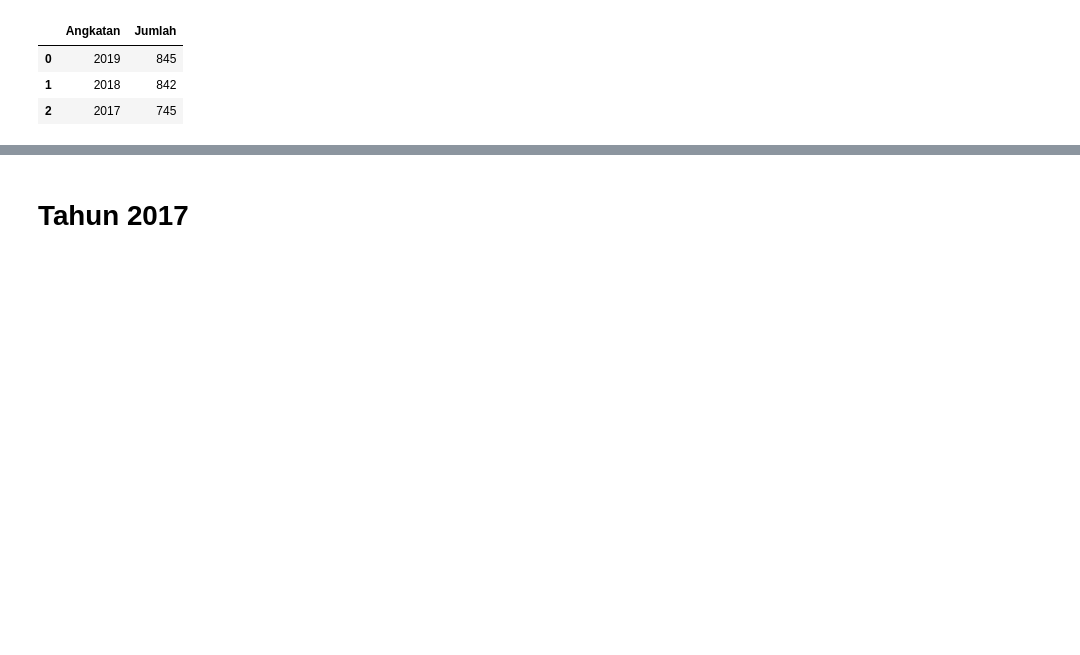
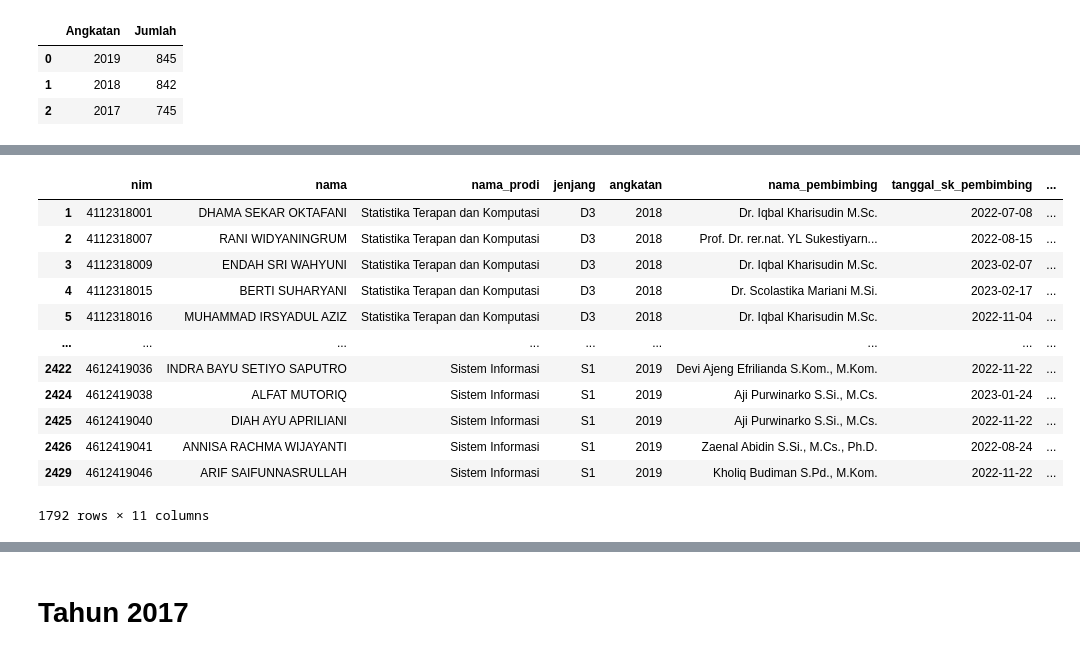
Before and after one commit to euclideands/viz, a Jupyter notebook: penelitian2.ipynb, the cells around one changed output, grey strips where cells are left out. Saved outputs shown, nothing was run; the diff lists cells and outputs as text; code cells hidden in the pictures; blank space fills up the shorter version.

```diff
--- a/penelitian2.ipynb
+++ b/penelitian2.ipynb
@@ -56,0 +75,27 @@ angkatan
+# %%
+df = raw_df.copy()
+df = df.loc[raw_df['status_lulus'] == "LULUS"]
+# %%
+df['tanggal_pelaksanaan_ujian'] = pd.to_datetime(df['tanggal_pelaksanaan_ujian'], format='%Y-%m-%d')
+# %%
+# check NaT in 'tanggal_pelaksanaan_ujian' column
+df[df['tanggal_pelaksanaan_ujian'].isnull()]
+# delete row contain NaT
+df = df.dropna(subset=['tanggal_pelaksanaan_ujian'])
+# %%
+df['waktu_pelaksanaan_ujian'] = df['tanggal_pelaksanaan_ujian'].dt.time
+df
+# %% [output]
+|  | nim | nama | nama_prodi | jenjang | angkatan | nama_pembimbing | tanggal_sk_pembimbing | ... |
+| 1 | 4112318001 | DHAMA SEKAR OKTAFANI | Statistika Terapan dan Komputasi | D3 | 2018 | Dr. Iqbal Kharisudin M.Sc. | 2022-07-08 | ... |
+| 2 | 4112318007 | RANI WIDYANINGRUM | Statistika Terapan dan Komputasi | D3 | 2018 | Prof. Dr. rer.nat. YL Sukestiyarn... | 2022-08-15 | ... |
+| 3 | 4112318009 | ENDAH SRI WAHYUNI | Statistika Terapan dan Komputasi | D3 | 2018 | Dr. Iqbal Kharisudin M.Sc. | 2023-02-07 | ... |
+| 4 | 4112318015 | BERTI SUHARYANI | Statistika Terapan dan Komputasi | D3 | 2018 | Dr. Scolastika Mariani M.Si. | 2023-02-17 | ... |
+| 5 | 4112318016 | MUHAMMAD IRSYADUL AZIZ | Statistika Terapan dan Komputasi | D3 | 2018 | Dr. Iqbal Kharisudin M.Sc. | 2022-11-04 | ... |
+| ... | ... | ... | ... | ... | ... | ... | ... | ... |
+| 2422 | 4612419036 | INDRA BAYU SETIYO SAPUTRO | Sistem Informasi | S1 | 2019 | Devi Ajeng Efrilianda S.Kom., M.Kom. | 2022-11-22 | ... |
+| 2424 | 4612419038 | ALFAT MUTORIQ | Sistem Informasi | S1 | 2019 | Aji Purwinarko S.Si., M.Cs. | 2023-01-24 | ... |
+| 2425 | 4612419040 | DIAH AYU APRILIANI | Sistem Informasi | S1 | 2019 | Aji Purwinarko S.Si., M.Cs. | 2022-11-22 | ... |
+| 2426 | 4612419041 | ANNISA RACHMA WIJAYANTI | Sistem Informasi | S1 | 2019 | Zaenal Abidin S.Si., M.Cs., Ph.D. | 2022-08-24 | ... |
+| 2429 | 4612419046 | ARIF SAIFUNNASRULLAH | Sistem Informasi | S1 | 2019 | Kholiq Budiman S.Pd., M.Kom. | 2022-11-22 | ... |
+1792 rows × 11 columns
```
Also changed, not shown: parts of 9 cells of this notebook.
